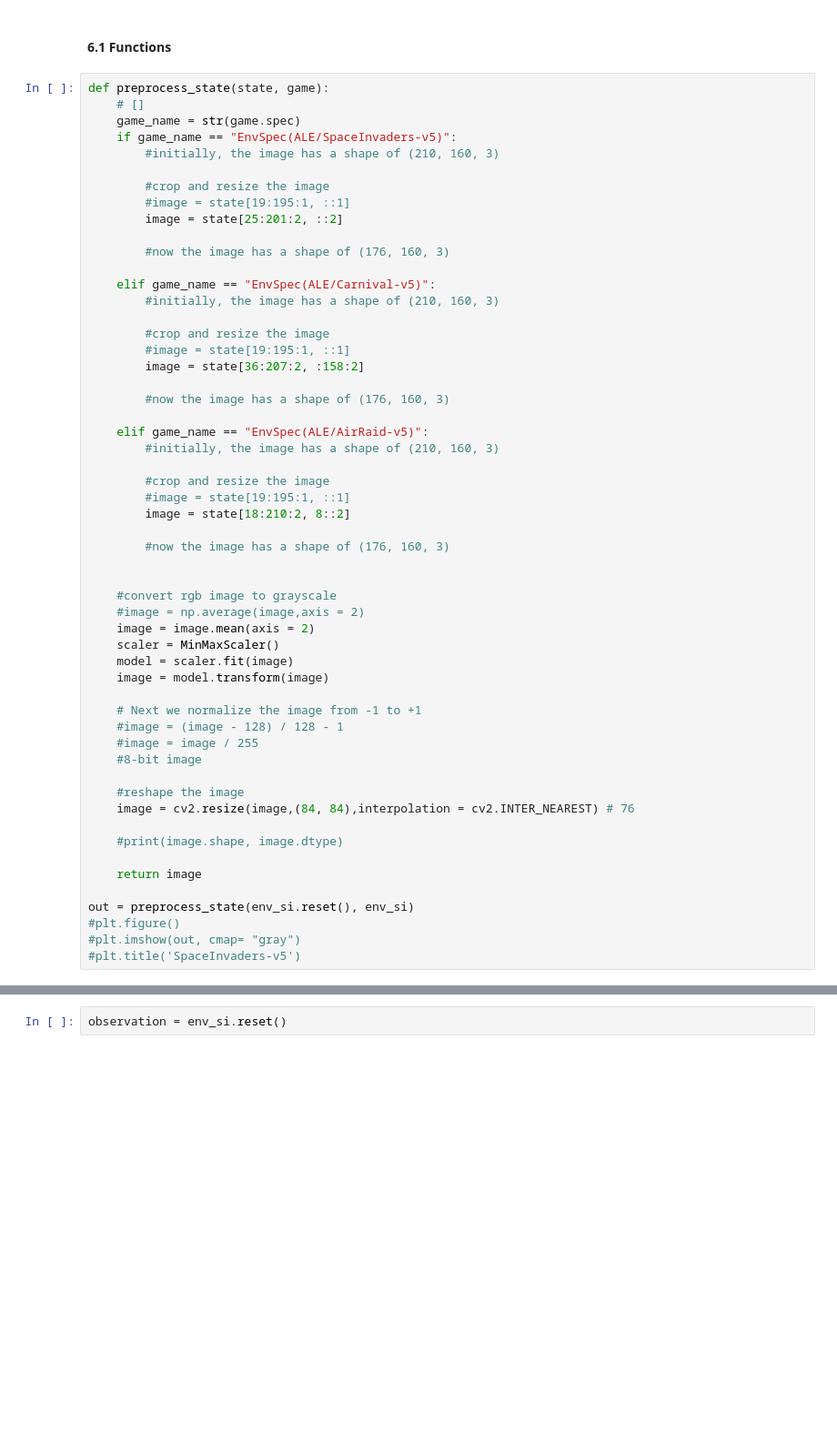
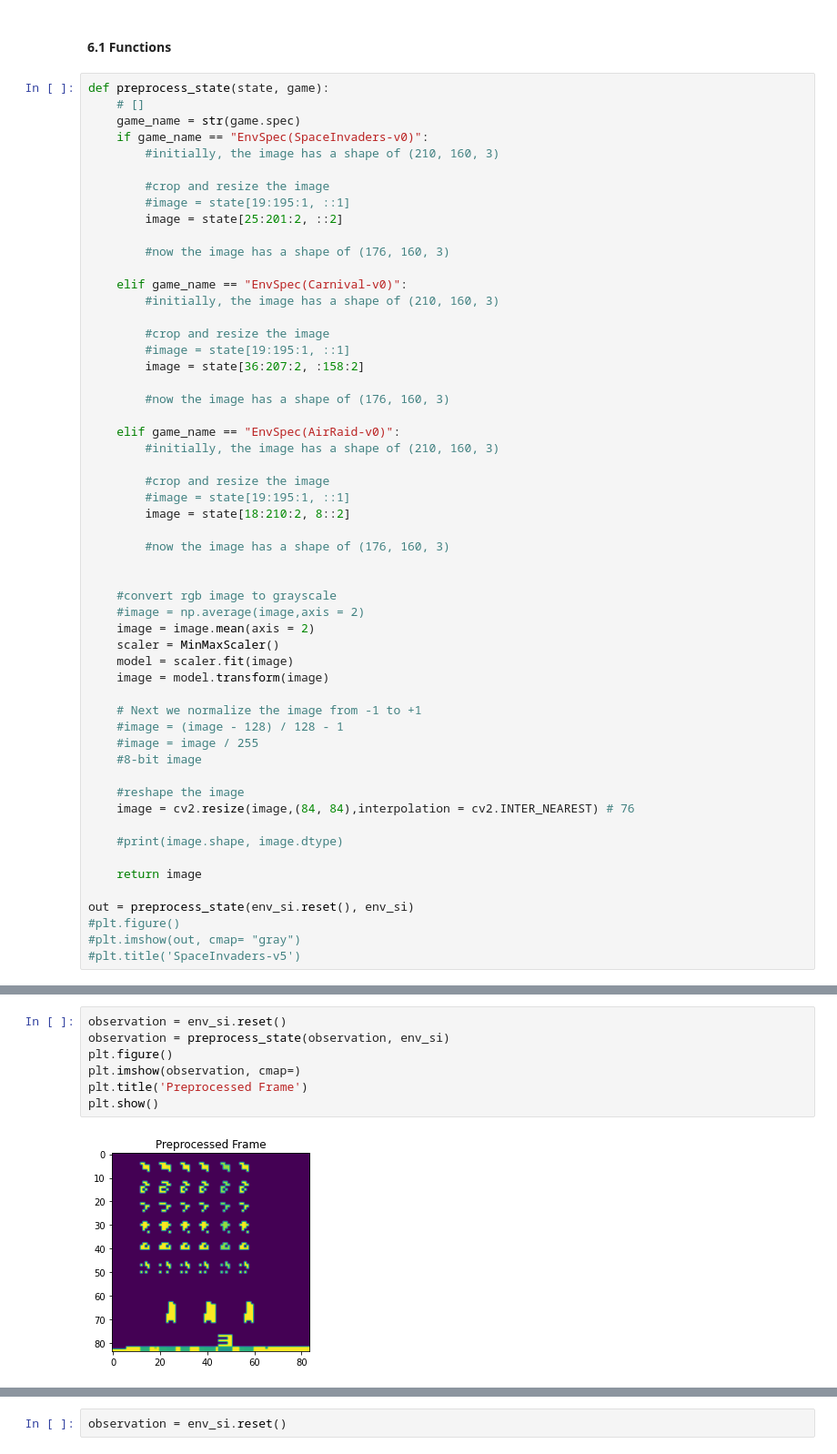
Before and after one commit to Mario-16180/AI701Project_MNM_RL, a Jupyter notebook: main.ipynb, the cells around one changed output, grey strips where cells are left out. Shown at 91% size. Drawn from its saved outputs; the diff is of its cells as text; blank space fills up the shorter version.

```diff
--- a/main.ipynb
+++ b/main.ipynb
@@ -109,7 +133,7 @@ for env in [env_si, env_c, env_ar]:
 def preprocess_state(state, game):
     # []
     game_name = str(game.spec)
-    if game_name == "EnvSpec(ALE/SpaceInvaders-v5)":
+    if game_name == "EnvSpec(SpaceInvaders-v0)":
         #initially, the image has a shape of (210, 160, 3)
 
         #crop and resize the image
@@ -118,7 +142,7 @@ def preprocess_state(state, game):
 
         #now the image has a shape of (176, 160, 3)
 
-    elif game_name == "EnvSpec(ALE/Carnival-v5)":
+    elif game_name == "EnvSpec(Carnival-v0)":
         #initially, the image has a shape of (210, 160, 3)
 
         #crop and resize the image
@@ -127,7 +151,7 @@ def preprocess_state(state, game):
 
         #now the image has a shape of (176, 160, 3)
 
-    elif game_name == "EnvSpec(ALE/AirRaid-v5)":
+    elif game_name == "EnvSpec(AirRaid-v0)":
         #initially, the image has a shape of (210, 160, 3)
 
         #crop and resize the image
@@ -162,0 +222,9 @@ out = preprocess_state(env_si.reset(), env_si)
+# %%
+observation = env_si.reset()
+observation = preprocess_state(observation, env_si)
+plt.figure()
+plt.imshow(observation, cmap=)
+plt.title('Preprocessed Frame')
+plt.show()
+# %% [output]
+[figure, added]
```
Also changed, not shown: parts of 44 cells of this notebook.
